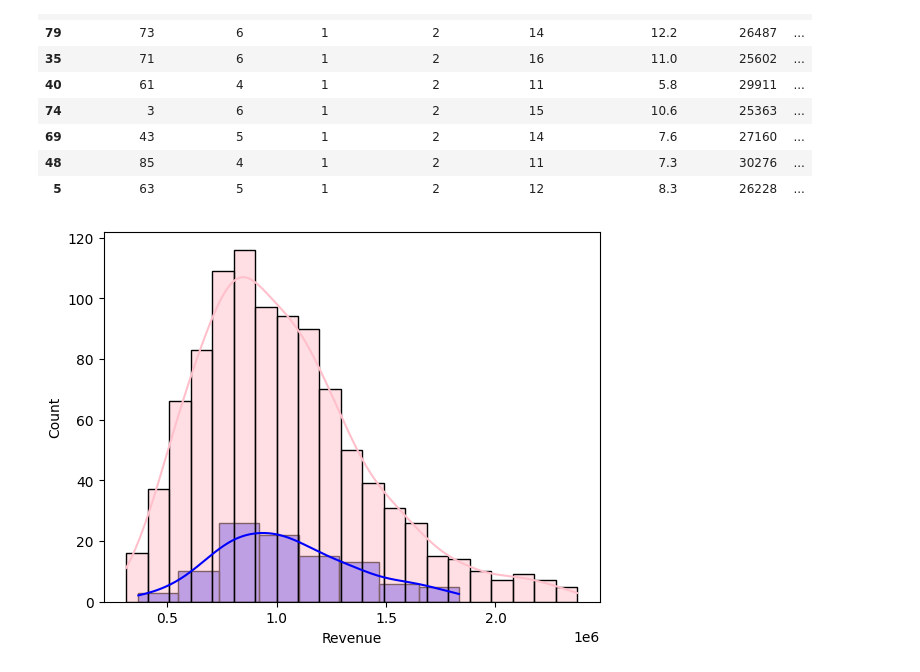
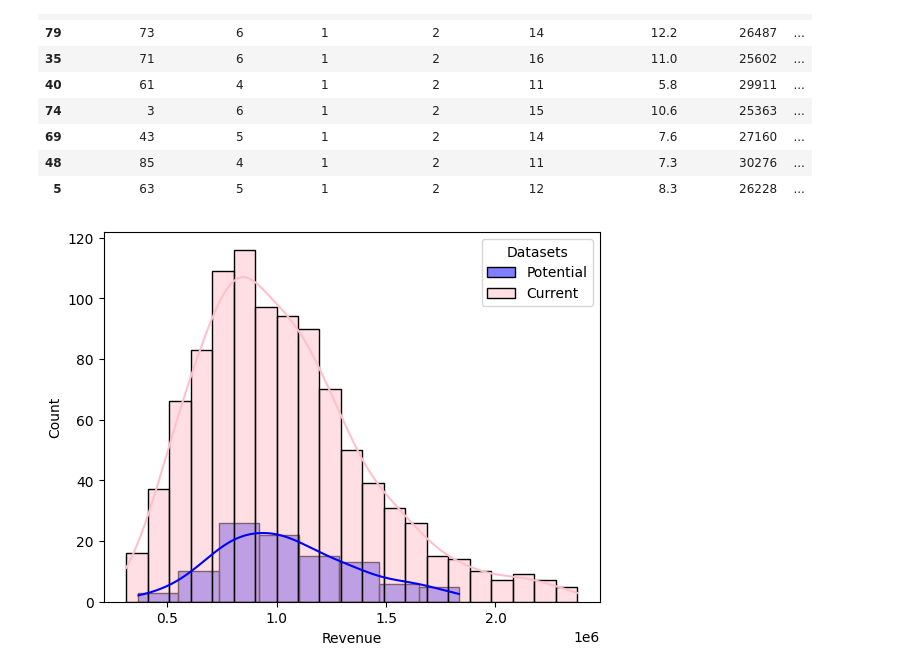
Before and after one commit to PragatheswaranD/centre_recommendation, a Jupyter notebook: data_analysis3.ipynb, the cells around one changed output. Saved outputs shown, nothing was run; the diff lists cells and outputs as text; code cells hidden in the pictures.

```diff
--- a/data_analysis3.ipynb
+++ b/data_analysis3.ipynb
@@ -451,9 +451,10 @@ potential_centres.sort_values("predictions", ascending=False).head(10)
 # %%
 sns.histplot(x="predictions",
              data=potential_centres, color="blue", alpha=0.5, label="Potential", kde=True)
 sns.histplot(x="ANNUAL_REVENUE",
              data=current_centres_data, color="pink", alpha=0.5, label="Current", kde=True)
 plt.xlabel("Revenue")
+plt.legend(title="Datasets")
 plt.show()
 # %% [output]
-[figure, old version]
+[figure, new version]
```
Also changed, not shown: 2 other files.
